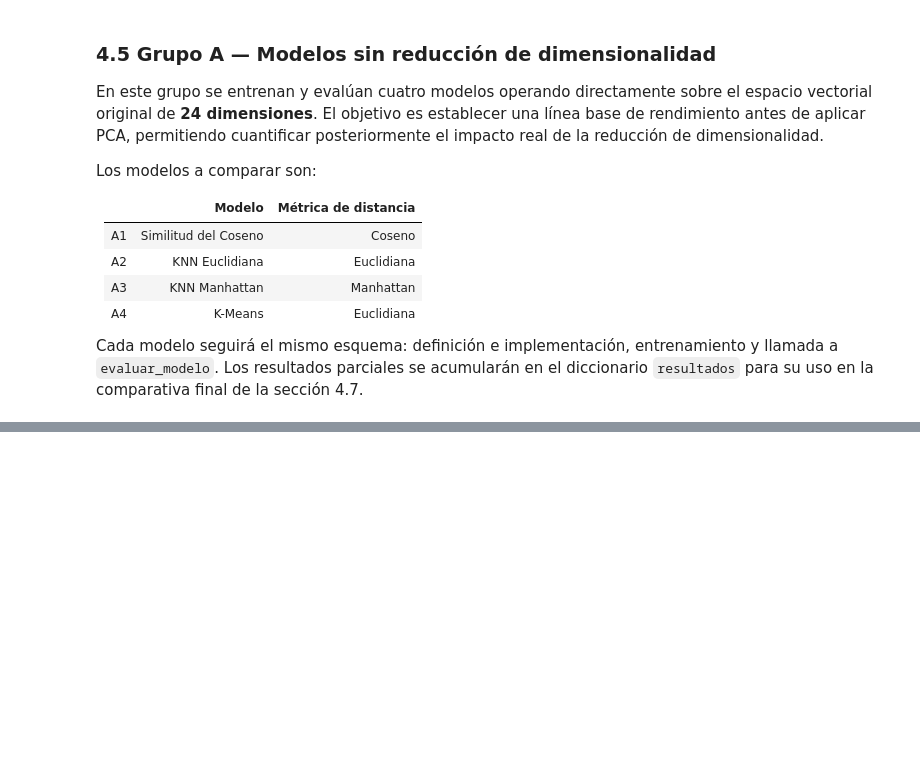
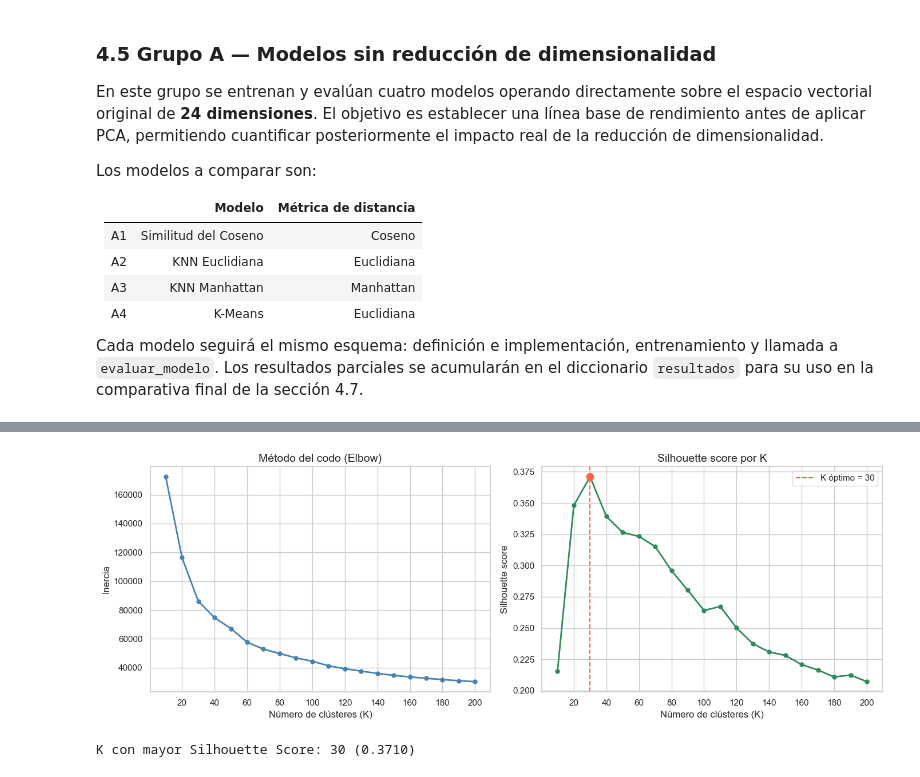
Before and after one commit to nernunnzar/music-recommendation-system, a Jupyter notebook: 04_Modelos_Recomendacion.ipynb, the cells around one changed output, grey strips where cells are left out. Saved outputs shown, nothing was run; the diff lists cells and outputs as text; code cells hidden in the pictures; blank space fills up the shorter version.

```diff
--- a/04_Modelos_Recomendacion.ipynb
+++ b/04_Modelos_Recomendacion.ipynb
@@ -292,0 +334,7 @@ resultados = {}
+# %%
+# A2: KNN Euclidiana
+
+# Entrenamiento: construcción de la estructura de índice sobre el catálogo
+knn_euclidean = NearestNeighbors(n_neighbors=6, metric='euclidean', algorithm='auto')
+knn_euclidean.fit(X)
+print("Modelo KNN Euclidiana entrenado correctamente.")
@@ -292,0 +375,7 @@ resultados = {}
+# %%
+# A3: KNN Manhattan
+
+# Entrenamiento: construcción de la estructura de índice sobre el catálogo
+knn_manhattan = NearestNeighbors(n_neighbors=6, metric='manhattan', algorithm='auto')
+knn_manhattan.fit(X)
+print("Modelo KNN Manhattan entrenado correctamente.")
@@ -292,0 +461,35 @@ resultados = {}
+# %%
+# Visualización: Elbow + Silhouette
+k_values = list(K_RANGE)
+k_best_sil = k_values[np.argmax(silhouettes)]
+
+fig, axes = plt.subplots(1, 2, figsize=(14, 5))
+
+# Gráfica Elbow
+axes[0].plot(k_values, inercias, marker='o', markersize=5,
+             color='steelblue', linewidth=2)
+axes[0].set_xlabel('Número de clústeres (K)', fontsize=12)
+axes[0].set_ylabel('Inercia', fontsize=12)
+axes[0].set_title('Método del codo (Elbow)', fontsize=14)
+axes[0].xaxis.set_major_locator(mticker.MultipleLocator(20))
+
+# Gráfica Silhouette
+axes[1].plot(k_values, silhouettes, marker='o', markersize=5,
+             color='seagreen', linewidth=2)
+axes[1].axvline(x=k_best_sil, color='tomato', linestyle='--',
+                linewidth=1.5, label=f'K óptimo = {k_best_sil}')
+axes[1].scatter([k_best_sil], [max(silhouettes)], color='tomato', zorder=5, s=80)
+axes[1].set_xlabel('Número de clústeres (K)', fontsize=12)
+axes[1].set_ylabel('Silhouette score', fontsize=12)
+axes[1].set_title('Silhouette score por K', fontsize=14)
+axes[1].xaxis.set_major_locator(mticker.MultipleLocator(20))
+axes[1].legend(fontsize=11)
+
+plt.tight_layout()
+plt.savefig('figuras/Modelos/kmeans_elbow_silhouette.png', dpi=150, bbox_inches='tight')
+plt.show()
+
+print(f"K con mayor Silhouette Score: {k_best_sil} ({max(silhouettes):.4f})")
+# %% [output]
+[figure, added]
+K con mayor Silhouette Score: 30 (0.3710)
```
Also changed, not shown: parts of 45 cells of this notebook, 4 other files.
